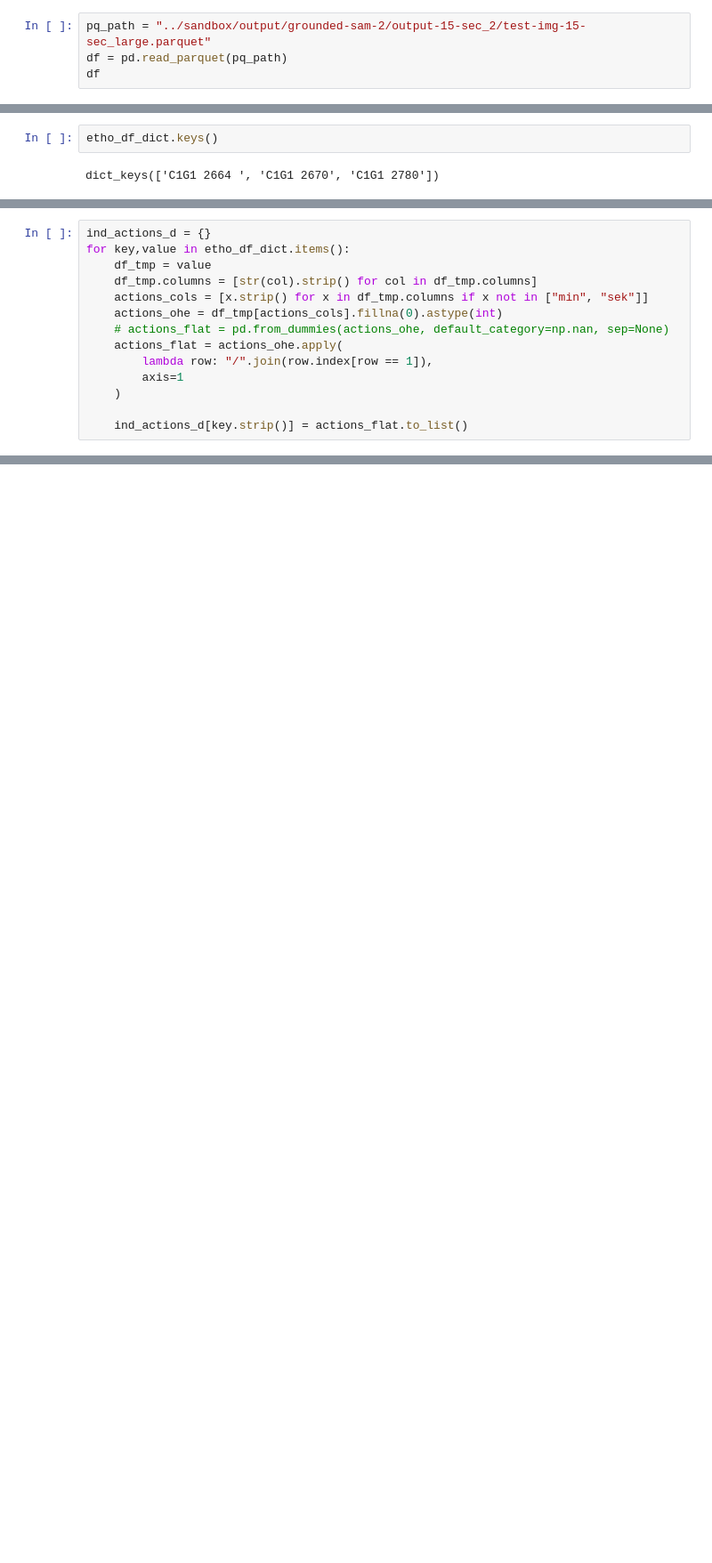
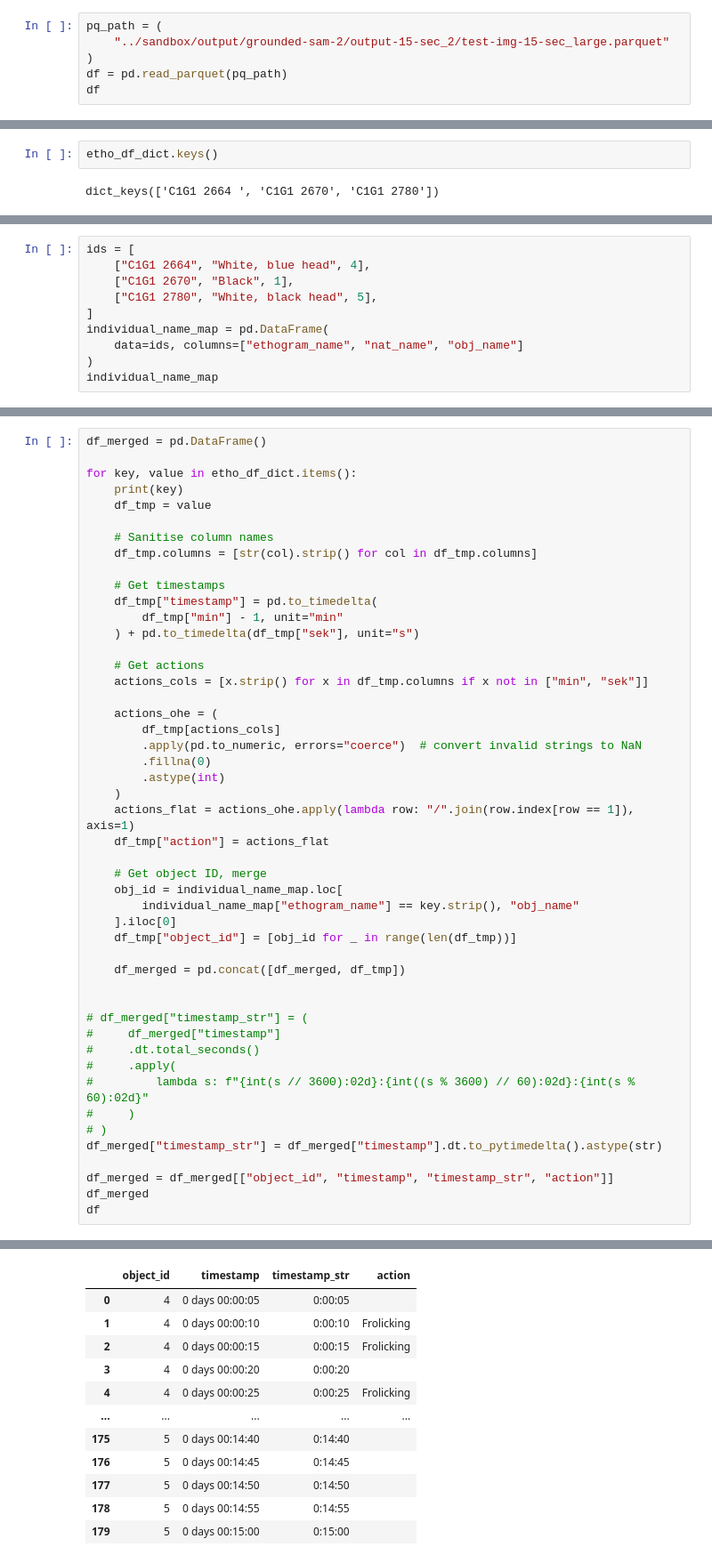
Before and after one commit to sbhattlab/PlayClassCV4Animals, a Jupyter notebook: notebook/EDA-grounded-sam2.ipynb, the cells around one changed output, grey strips where cells are left out. Shown at 89% size. Cells and saved outputs as stored; diff of their text form; blank space fills up the shorter version.

Commit message:
Converted ethogram for C1G1 - Included matched object ids - Collapsed actions into single column, '/' list for multiple actions - Pandas and human-friendly timestamps - Saved as parquet file

```diff
--- a/notebook/EDA-grounded-sam2.ipynb
+++ b/notebook/EDA-grounded-sam2.ipynb
@@ -14,7 +14,9 @@ import matplotlib.pyplot as plt
 
 from IPython.display import Video, display
 # %%
-pq_path = "../sandbox/output/grounded-sam-2/output-15-sec_2/test-img-15-sec_large.parquet"
+pq_path = (
+    "../sandbox/output/grounded-sam-2/output-15-sec_2/test-img-15-sec_large.parquet"
+)
 df = pd.read_parquet(pq_path)
 df
 # %% [output]
@@ -316,0 +365,10 @@ dict_keys(['C1G1 2664 ', 'C1G1 2670', 'C1G1 2780'])
+# %%
+ids = [
+    ["C1G1 2664", "White, blue head", 4],
+    ["C1G1 2670", "Black", 1],
+    ["C1G1 2780", "White, black head", 5],
+]
+individual_name_map = pd.DataFrame(
+    data=ids, columns=["ethogram_name", "nat_name", "obj_name"]
+)
+individual_name_map
@@ -317,14 +387,49 @@ dict_keys(['C1G1 2664 ', 'C1G1 2670', 'C1G1 2780'])
 # %%
-ind_actions_d = {}
-for key,value in etho_df_dict.items():
+df_merged = pd.DataFrame()
+
+for key, value in etho_df_dict.items():
+    print(key)
     df_tmp = value
+
+    # Sanitise column names
     df_tmp.columns = [str(col).strip() for col in df_tmp.columns]
+
+    # Get timestamps
+    df_tmp["timestamp"] = pd.to_timedelta(
+        df_tmp["min"] - 1, unit="min"
+    ) + pd.to_timedelta(df_tmp["sek"], unit="s")
+
+    # Get actions
     actions_cols = [x.strip() for x in df_tmp.columns if x not in ["min", "sek"]]
-    actions_ohe = df_tmp[actions_cols].fillna(0).astype(int)
-    # actions_flat = pd.from_dummies(actions_ohe, default_category=np.nan, sep=None)
-    actions_flat = actions_ohe.apply(
-        lambda row: "/".join(row.index[row == 1]),
-        axis=1
+
+    actions_ohe = (
+        df_tmp[actions_cols]
+        .apply(pd.to_numeric, errors="coerce")  # convert invalid strings to NaN
+        .fillna(0)
+        .astype(int)
     )
+    actions_flat = actions_ohe.apply(lambda row: "/".join(row.index[row == 1]), axis=1)
+    df_tmp["action"] = actions_flat
 
-    ind_actions_d[key.strip()] = actions_flat.to_list()
+    # Get object ID, merge
+    obj_id = individual_name_map.loc[
+        individual_name_map["ethogram_name"] == key.strip(), "obj_name"
+    ].iloc[0]
+    df_tmp["object_id"] = [obj_id for _ in range(len(df_tmp))]
+
+    df_merged = pd.concat([df_merged, df_tmp])
+
+
+# df_merged["timestamp_str"] = (
+#     df_merged["timestamp"]
+#     .dt.total_seconds()
+#     .apply(
+#         lambda s: f"{int(s // 3600):02d}:{int((s % 3600) // 60):02d}:{int(s % 60):02d}"
+#     )
+# )
+df_merged["timestamp_str"] = df_merged["timestamp"].dt.to_pytimedelta().astype(str)
+
+df_merged = df_merged[["object_id", "timestamp", "timestamp_str", "action"]]
+df_merged
+df
+# %% [output]
@@ -330,0 +439,12 @@ for key,value in etho_df_dict.items():
+|  | object_id | timestamp | timestamp_str | action |
+| 0 | 4 | 0 days 00:00:05 | 0:00:05 |  |
+| 1 | 4 | 0 days 00:00:10 | 0:00:10 | Frolicking |
+| 2 | 4 | 0 days 00:00:15 | 0:00:15 | Frolicking |
+| 3 | 4 | 0 days 00:00:20 | 0:00:20 |  |
+| 4 | 4 | 0 days 00:00:25 | 0:00:25 | Frolicking |
+| ... | ... | ... | ... | ... |
+| 175 | 5 | 0 days 00:14:40 | 0:14:40 |  |
+| 176 | 5 | 0 days 00:14:45 | 0:14:45 |  |
+| 177 | 5 | 0 days 00:14:50 | 0:14:50 |  |
+| 178 | 5 | 0 days 00:14:55 | 0:14:55 |  |
+| 179 | 5 | 0 days 00:15:00 | 0:15:00 |  |
```
Also changed, not shown: parts of 9 cells of this notebook, 1 other file.
